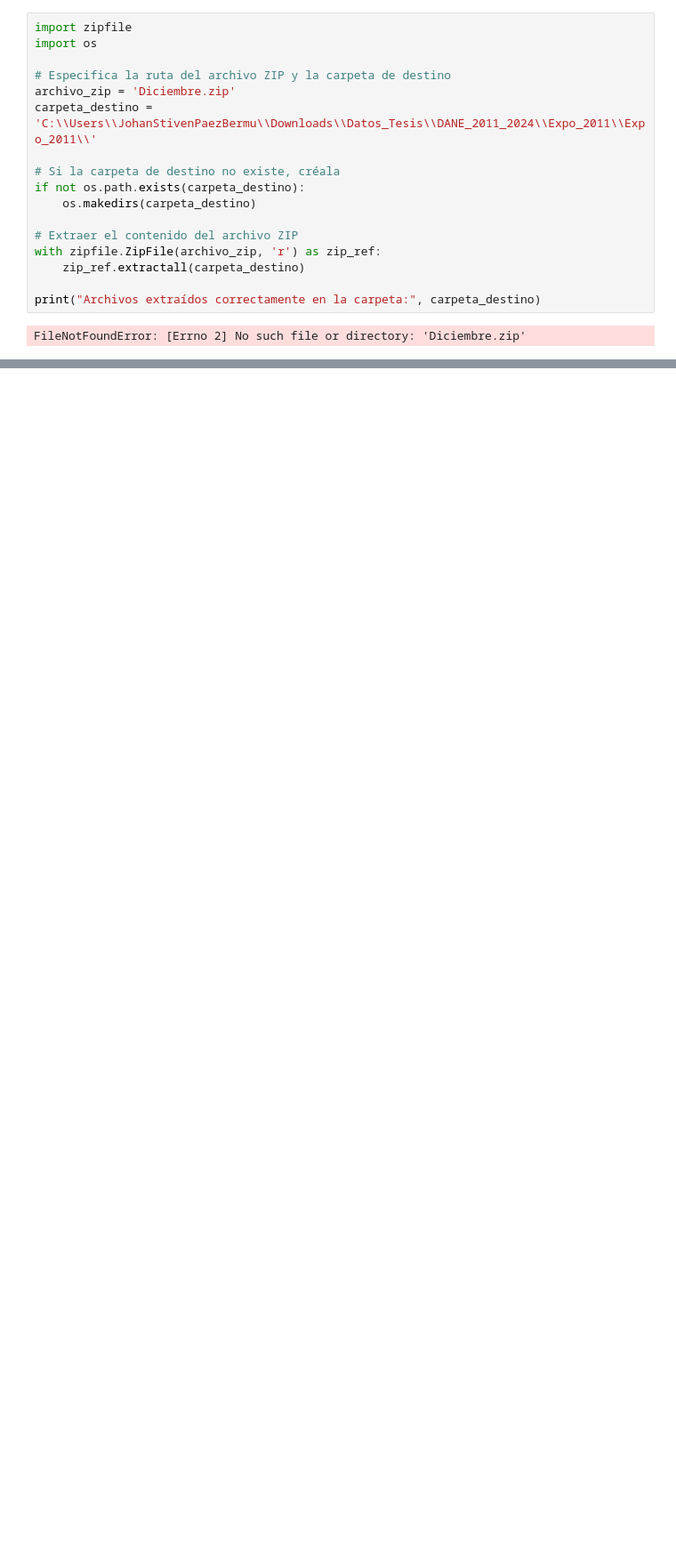
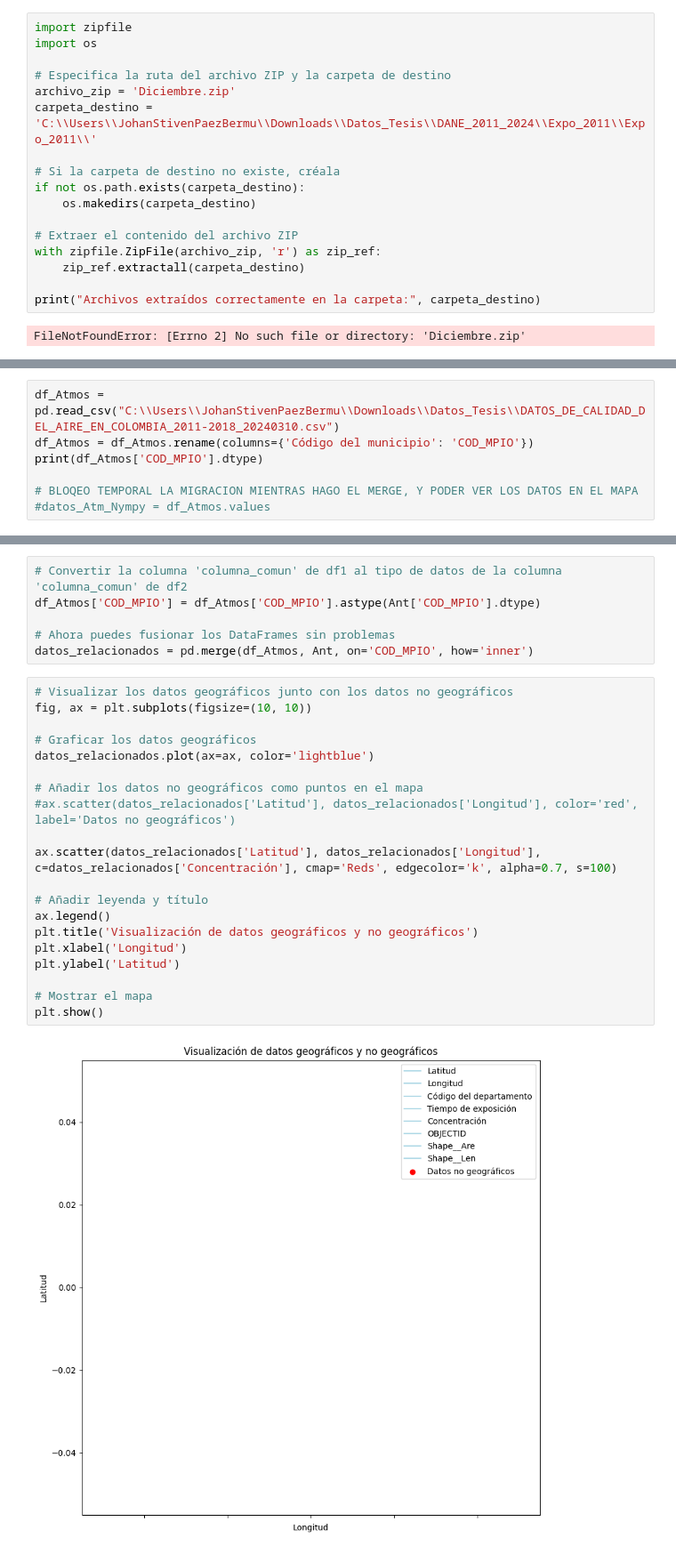
Before and after one commit to stijopa/Tesis, a Jupyter notebook: EDA_Tesis.ipynb, the cells around one changed output, grey strips where cells are left out. Shown at 89% size. Drawn from its saved outputs; the diff is of its cells as text; blank space fills up the shorter version.

Commit message:
Mapa Vs Sensores

```diff
--- a/EDA_Tesis.ipynb
+++ b/EDA_Tesis.ipynb
@@ -285,0 +353,7 @@ FileNotFoundError: [Errno 2] No such file or directory: 'Diciembre.zip'
+# %%
+df_Atmos = pd.read_csv("C:\\Users\\JohanStivenPaezBermu\\Downloads\\Datos_Tesis\\DATOS_DE_CALIDAD_DEL_AIRE_EN_COLOMBIA_2011-2018_20240310.csv")
+df_Atmos = df_Atmos.rename(columns={'Código del municipio': 'COD_MPIO'})
+print(df_Atmos['COD_MPIO'].dtype)
+
+# BLOQEO TEMPORAL LA MIGRACION MIENTRAS HAGO EL MERGE, Y PODER VER LOS DATOS EN EL MAPA
+#datos_Atm_Nympy = df_Atmos.values
@@ -285,0 +385,28 @@ FileNotFoundError: [Errno 2] No such file or directory: 'Diciembre.zip'
+# %%
+# Convertir la columna 'columna_comun' de df1 al tipo de datos de la columna 'columna_comun' de df2
+df_Atmos['COD_MPIO'] = df_Atmos['COD_MPIO'].astype(Ant['COD_MPIO'].dtype)
+
+# Ahora puedes fusionar los DataFrames sin problemas
+datos_relacionados = pd.merge(df_Atmos, Ant, on='COD_MPIO', how='inner')
+# %%
+# Visualizar los datos geográficos junto con los datos no geográficos
+fig, ax = plt.subplots(figsize=(10, 10))
+
+# Graficar los datos geográficos
+datos_relacionados.plot(ax=ax, color='lightblue')
+
+# Añadir los datos no geográficos como puntos en el mapa
+#ax.scatter(datos_relacionados['Latitud'], datos_relacionados['Longitud'], color='red', label='Datos no geográficos')
+
+ax.scatter(datos_relacionados['Latitud'], datos_relacionados['Longitud'], c=datos_relacionados['Concentración'], cmap='Reds', edgecolor='k', alpha=0.7, s=100)
+
+# Añadir leyenda y título
+ax.legend()
+plt.title('Visualización de datos geográficos y no geográficos')
+plt.xlabel('Longitud')
+plt.ylabel('Latitud')
+
+# Mostrar el mapa
+plt.show()
+# %% [output]
+[figure, added]
```
Also changed, not shown: parts of 9 cells of this notebook.
